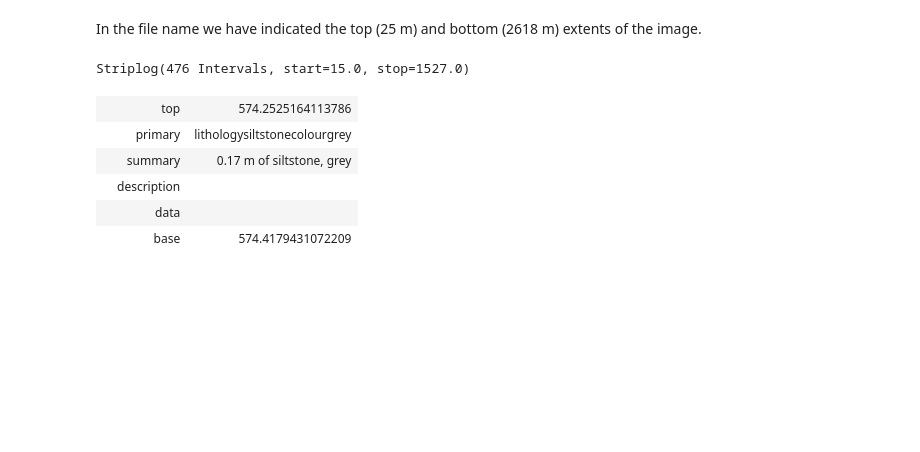
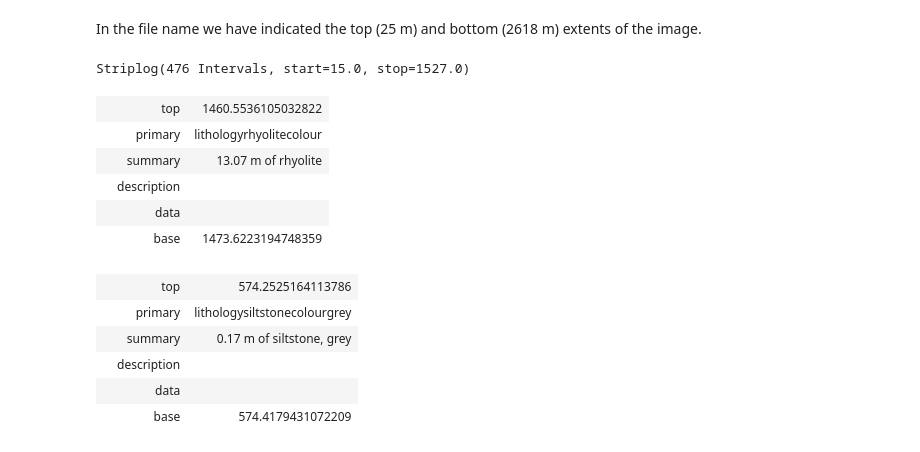
Before and after one commit to EvanBianco/recipes, a Jupyter notebook: Creating a striplog from an image.ipynb, the cells around one changed output. Cells and saved outputs as stored; diff of their text form; code cells hidden in the pictures; blank space fills up the shorter version.

```diff
--- a/Creating a striplog from an image.ipynb
+++ b/Creating a striplog from an image.ipynb
@@ -61,10 +65,19 @@ In the file name we have indicated the top (25 m) and bottom (2618 m) extents of
 # %%
 top, base = 15.0, 1527.0
 tolerance = 100  # increase this number to allow for more tolerance to colour match with legend
-strip = Striplog.from_image(imgfile, top, base, tolerance = 100, legend=legend)
+strip = Striplog.from_image(imgfile, top, base, tolerance = 100, legend=PeterLegend)
 strip
 # %% [output]
 Striplog(476 Intervals, start=15.0, stop=1527.0)
+# %%
+strip[-5]
+# %% [output]
+|  | top | 1460.5536105032822 |
+|  | primary | lithologyrhyolitecolour |
+|  | summary | 13.07 m of rhyolite |
+|  | description |  |
+|  | data |  |
+|  | base | 1473.6223194748359 |
 # %%
 strip.thinnest()
 # %% [output]
```
Also changed, not shown: parts of 2 cells of this notebook, 4 other files.
